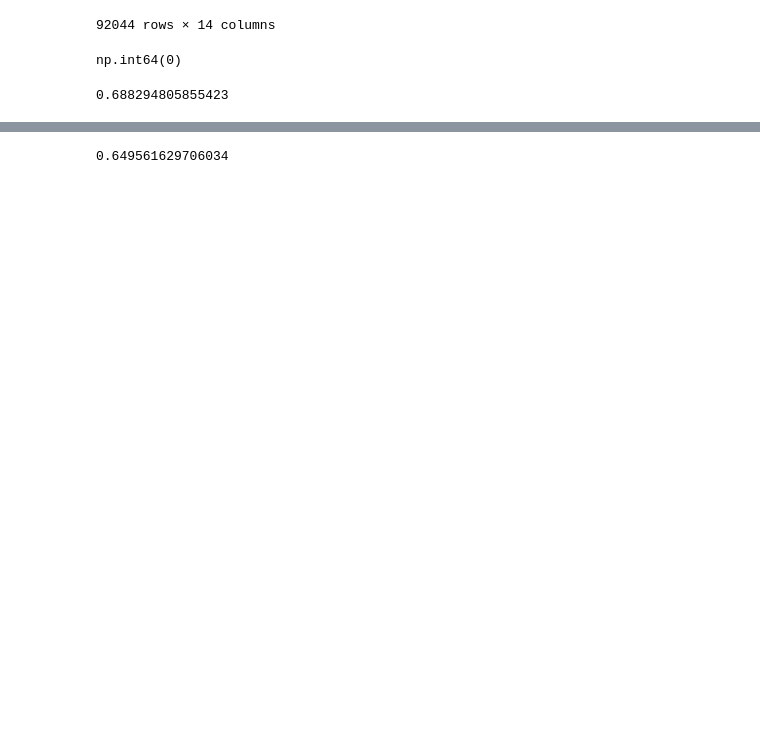
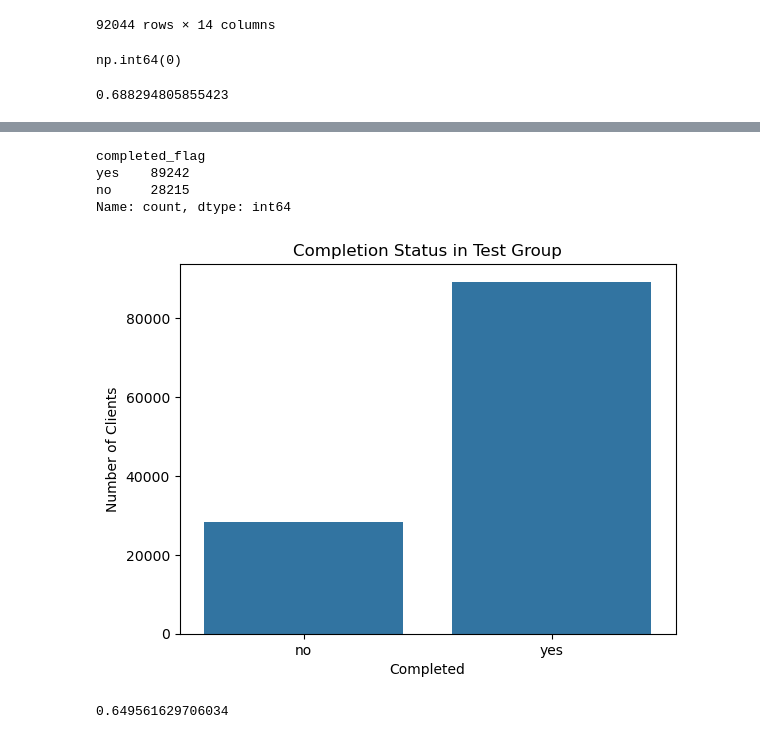
Before and after one commit to galihwasena007-cell/Week5-Project, a Jupyter notebook: project_file2.ipynb, the cells around one changed output, grey strips where cells are left out. Saved outputs shown, nothing was run; the diff lists cells and outputs as text; code cells hidden in the pictures; blank space fills up the shorter version.

```diff
--- a/project_file2.ipynb
+++ b/project_file2.ipynb
@@ -6,9 +6,9 @@ part1=pd.read_csv(r"C:\Users\prodd\Downloads\df_final_web_data_pt_1.txt")
 # %%
-part2=pd.read_csv(r"C:\Users\prodd\Downloads\df_final_web_data_pt_2.txt")
+part2=pd.read_csv(r"df_final_web_data_pt_2.txt")
 # %%
 df_concated=pd.concat([part1,part2], ignore_index=True)
 # %%
-Variation=pd.read_csv(r"C:\Users\prodd\Downloads\df_final_experiment_clients.txt")
+Variation=pd.read_csv(r"df_final_experiment_clients.txt")
 # %%
 merged = pd.merge(df, df_concated, on='client_id', how='inner')
 # %%
@@ -93,2 +104,7 @@ completion_rate
 # %% [output]
 0.688294805855423
+# %%
+#completion status YES/NO
+completed_clients = test_table[test_table["process_step"] == "confirm"]["client_id"].unique()
+
+test_table['completed_flag'] = test_table['client_id'].isin(completed_clients).astype(int)
@@ -94,0 +117,2 @@ completion_rate
+# %%
+test_table['completed_flag'] = test_table['completed_flag'].map({1: 'yes', 0: 'no'})
@@ -95,2 +125,21 @@ completion_rate
+# %%
+test_table['completed_flag'].value_counts()
+# %% [output]
+completed_flag
+yes    89242
+no     28215
+Name: count, dtype: int64
+# %%
+import seaborn as sns
+import matplotlib.pyplot as plt
+
+# Count plot
+sns.countplot(x='completed_flag', data=test_table)
+plt.title("Completion Status in Test Group")
+plt.xlabel("Completed")
+plt.ylabel("Number of Clients")
+plt.show()
+# %% [output]
+[figure, added]
 # %%
 #control_table
```
Also changed, not shown: parts of 40 cells of this notebook, 4 other files.
